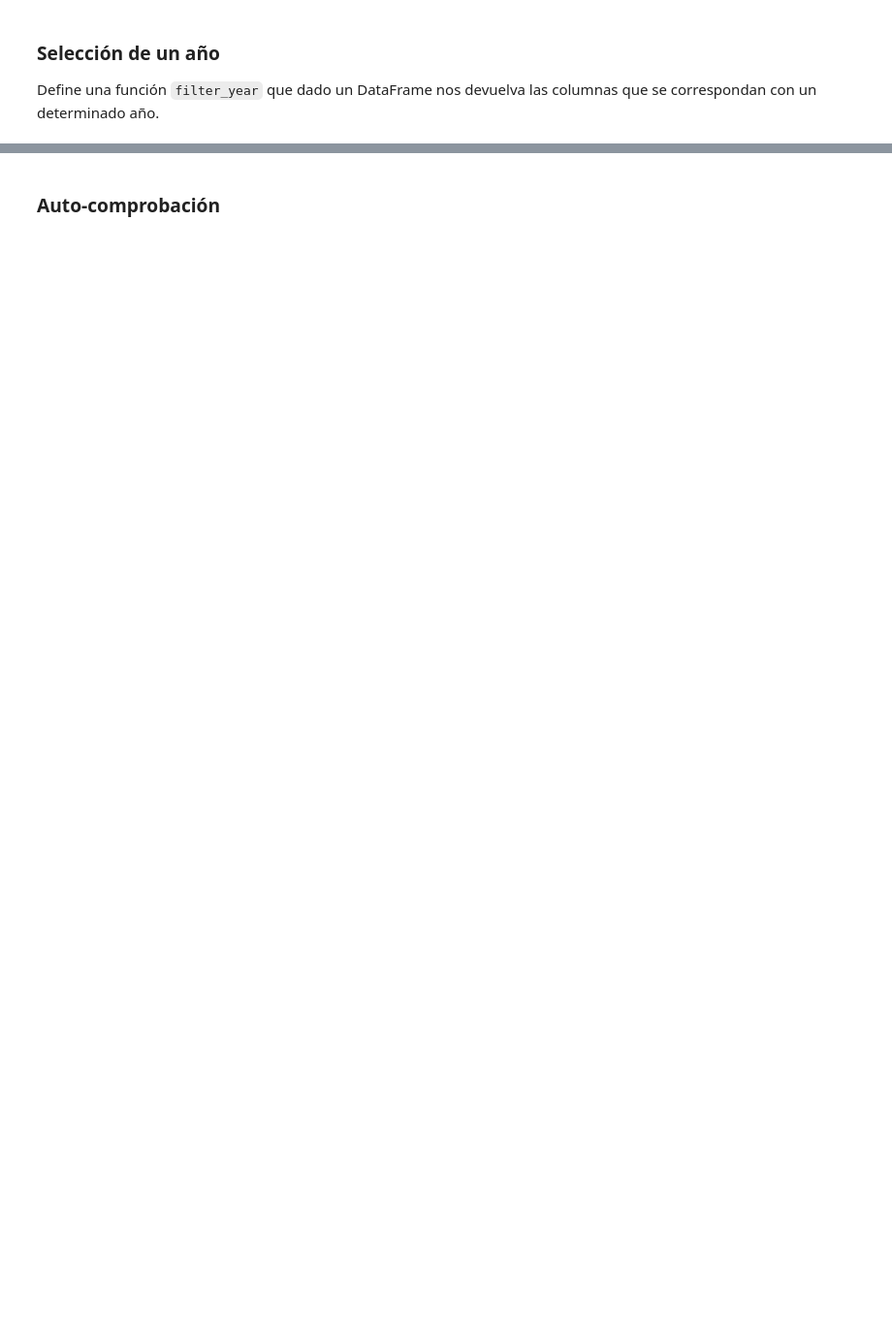
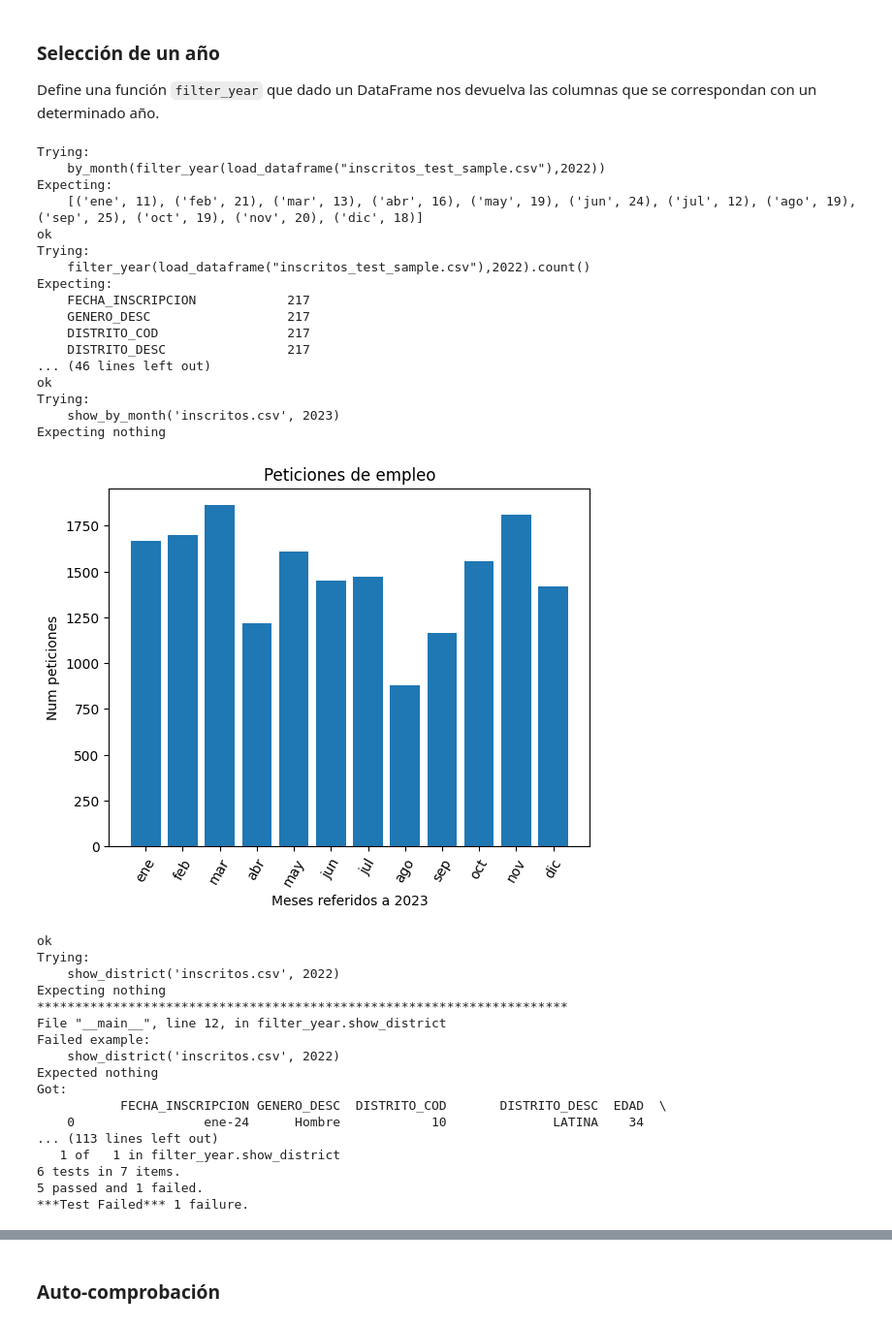
Before and after one commit to gerardofv02/Master, a Jupyter notebook: PYTHON/Ejercicios actividad/Tarea programación python/ZZ_tarea_final/02_pandas.ipynb, the cells around one changed output, grey strips where cells are left out. Shown at 97% size. Saved outputs shown, nothing was run; the diff lists cells and outputs as text; code cells hidden in the pictures; blank space fills up the shorter version.

```diff
--- a/PYTHON/Ejercicios actividad/Tarea programación python/ZZ_tarea_final/02_pandas.ipynb
+++ b/PYTHON/Ejercicios actividad/Tarea programación python/ZZ_tarea_final/02_pandas.ipynb
@@ -104,2 +337,5 @@ raise NotImplementedError()
 # %%
 # Casilla para pruebas
+
+df = load_dataframe("inscritos_test_sample.csv")
+print(reduce_cols(df).dtypes)
@@ -129,6 +419,80 @@ testing.test_doctests(reduce_cols, globals())
 Define una función `filter_year` que dado un DataFrame nos devuelva las columnas que se correspondan con un determinado año.
 # %%
 # YOUR CODE HERE
-raise NotImplementedError()
+"""
+Documentacion utilizada:
+https://www.geeksforgeeks.org/pandas/ways-to-filter-pandas-dataframe-by-column-values/
+"""
+def filter_year(df: DataFrame, year: int) -> DataFrame:
+    """
+    Funcion para hacer un filtro por año. Importante! Tener en cuenta que tiene que ser año 2000 + x donde x es el año de la inscripcion
+    Por ejempplo(si es en 2024, en los datos viene 24, por eso se le suma 2000)
+    Variable de entrada:
+        - df: DataFrame -> Los dfatos que se quieran filtrar
+        - year: int -> El año por el que se quiere filtrar
+
+    Variable de salida:
+        - filtered_df: DataFrame -> El dataframe filtrado
+
+    Tests:
+    >>> filter_year(load_dataframe("inscritos_test_sample.csv"),2022).count()
+    FECHA_INSCRIPCION            217
+    GENERO_DESC                  217
+    DISTRITO_COD                 217
+    DISTRITO_DESC                217
+    EDAD                         217
+    NACIONALIDAD_DESC            217
+    OBJETIVOPROFESIONAL1_COD     190
+    OBJETIVOPROFESIONAL1_DESC    190
+    OBJETIVOPROFESIONAL2_COD     154
+    OBJETIVOPROFESIONAL2_DESC    154
+    OBJETIVOPROFESIONAL3_COD     123
+    OBJETIVOPROFESIONAL3_DESC    123
+    FX_CARGA                     217
+    MES_INSCRIPCION              217
+    ANYO_INSCRIPCION             217
+    dtype: int64
+    """
+    filtered_df = df[df['ANYO_INSCRIPCION']+2000 == year]
+    return filtered_df
+
+if __name__ == '__main__':
+    testmod(name='filter_year', verbose=True)
+# %% [output]
+Trying:
+    by_month(filter_year(load_dataframe("inscritos_test_sample.csv"),2022))
+Expecting:
+    [('ene', 11), ('feb', 21), ('mar', 13), ('abr', 16), ('may', 19), ('jun', 24), ('jul', 12), ('ago', 19), ('sep', 25), ('oct', 19), ('nov', 20), ('dic', 18)]
+ok
+Trying:
+    filter_year(load_dataframe("inscritos_test_sample.csv"),2022).count()
+Expecting:
+    FECHA_INSCRIPCION            217
+    GENERO_DESC                  217
+    DISTRITO_COD                 217
+    DISTRITO_DESC                217
+... (46 lines left out)
+ok
+Trying:
+    show_by_month('inscritos.csv', 2023)
+Expecting nothing
+[figure, added]
+ok
+Trying:
+    show_district('inscritos.csv', 2022)
+Expecting nothing
+**********************************************************************
+File "__main__", line 12, in filter_year.show_district
+Failed example:
+    show_district('inscritos.csv', 2022)
+Expected nothing
+Got:
+           FECHA_INSCRIPCION GENERO_DESC  DISTRITO_COD       DISTRITO_DESC  EDAD  \
+    0                 ene-24      Hombre            10              LATINA    34
+... (113 lines left out)
+   1 of   1 in filter_year.show_district
+6 tests in 7 items.
+5 passed and 1 failed.
+***Test Failed*** 1 failure.
 # %%
 # Casilla para hacer pruebas
```
Also changed, not shown: parts of 36 cells of this notebook, 1 other file.
